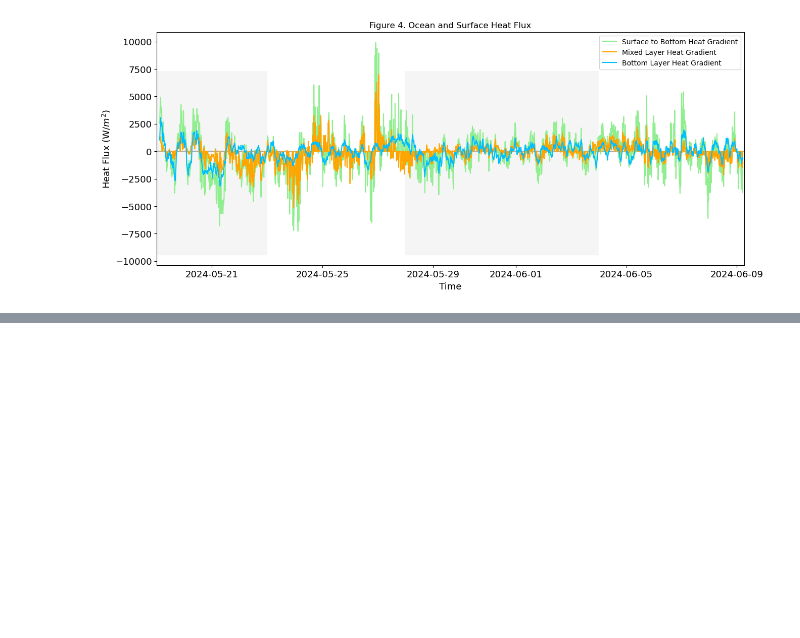
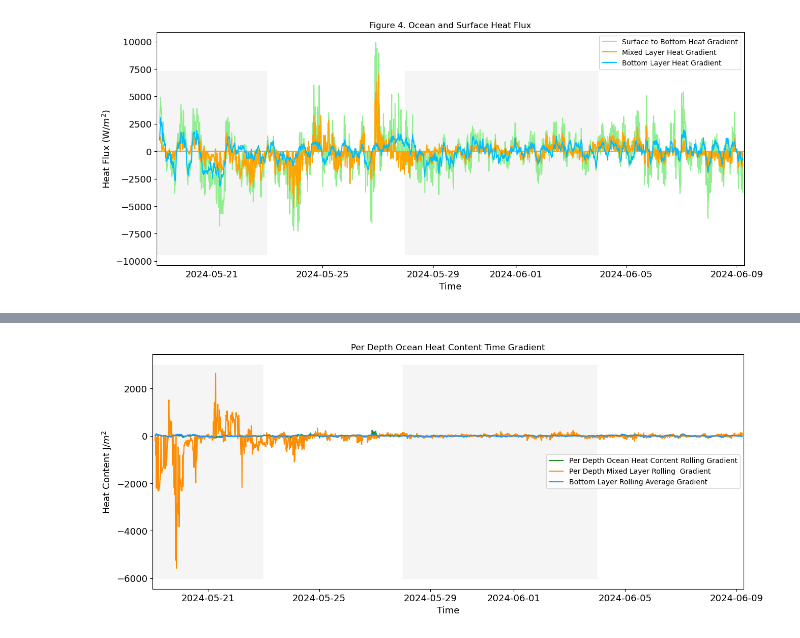
Before and after one commit to sydperk8/Heat-Flux--Remal, a Jupyter notebook: HeatCalculations.ipynb, the cells around one changed output, grey strips where cells are left out. Cells and saved outputs as stored; diff of their text form; code cells hidden in the pictures; blank space fills up the shorter version.

```diff
--- a/HeatCalculations.ipynb
+++ b/HeatCalculations.ipynb
@@ -250,6 +248,14 @@ dates1 = pd.date_range(start='2024-05-19', end='2024-05-23')#setting dates for e
 dates2 = pd.date_range(start='2024-05-23', end='2024-05-28')
 dates3 = pd.date_range(start='2024-05-28', end='2024-06-04')
 dates4 = pd.date_range(start='2024-06-04', end='2024-06-09 06:15', freq = 'min')
+# %%
+#SAVING FIGURES CODE
+def save_fig(filename, fig=None):
+    if fig is None:
+        fig = plt.gcf()  # Get current figure
+    current_directory = ('/Users/sydneyperkins/miniconda3/envs/heatfluxcode/code_files/images')
+    file_path = os.path.join(current_directory, filename)
+    fig.savefig(file_path)
 # %%
 plt.figure(figsize=(15, 6))
 plt.plot(heat_total_xr['time'], heat_total_roll, color = 'forestgreen', label = 'Ocean Heat Content Rolling Average (24H Interval)', zorder = 5)
@@ -379,0 +413,21 @@ plt.title('Figure 4. Ocean and Surface Heat Flux')
+# %%
+plt.figure(figsize=(15, 6))
+plt.plot(heat_total_xr['time'], heat_dataset_125['heatbydepth_total_grad'], color = 'forestgreen', label = 'Per Depth Ocean Heat Content Rolling Gradient', zorder = 5)
+plt.plot(heat_total_xr['time'], heat_dataset_125['heatbydepth_top_grad'], color = 'darkorange', label = 'Per Depth Mixed Layer Rolling  Gradient', zorder = 5)
+plt.plot(heat_total_xr['time'], heat_dataset_125['heatbydepth_bottom_grad'], color = 'dodgerblue', label = 'Bottom Layer Rolling Average Gradient', zorder = 5)
+plt.fill_between(dates1, -6000,3000, where=None, interpolate=False, color= 'whitesmoke', step=None, data=None)
+plt.fill_between(dates2, -6000,3000, where=None, interpolate=False, color= 'white', step=None , data=None )
+plt.fill_between(dates3, -6000,3000, where=None, interpolate=False, color= 'whitesmoke', step=None, data=None )
+plt.fill_between(dates4, -6000,3000, where=None, interpolate=False, color= 'white', step=None, data=None)
+plt.title('Per Depth Ocean Heat Content Time Gradient')
+plt.legend()#(bbox_to_anchor=(1, 1.015), loc='upper left')
+plt.xlim([datetime.date(2024, 5, 19), datetime.datetime(2024, 6, 9, 6,15)])
+#plt.ylim(0.1e9,1.55e9)
+plt.yticks(fontsize=13)
+plt.xticks(fontsize=13)
+plt.xlabel('Time', fontsize = 13)
+plt.ylabel('Heat Content J/$m^2$', fontsize = 13)
+plt.show
+save_fig('Perdepthheatgradient125.png')
+# %% [output]
+[figure, added]
```
Also changed, not shown: parts of 4 cells of this notebook, 1 other file.
